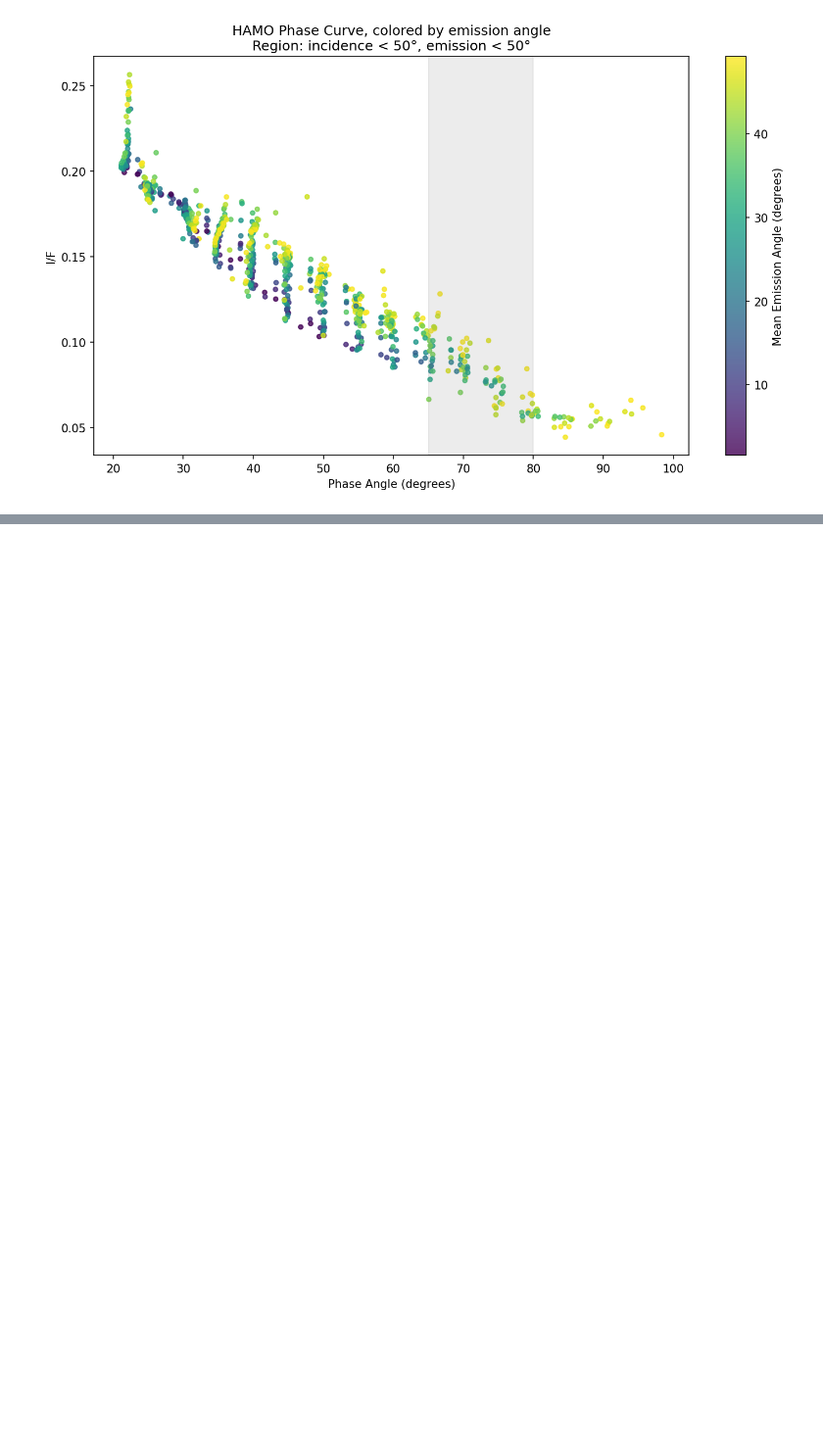
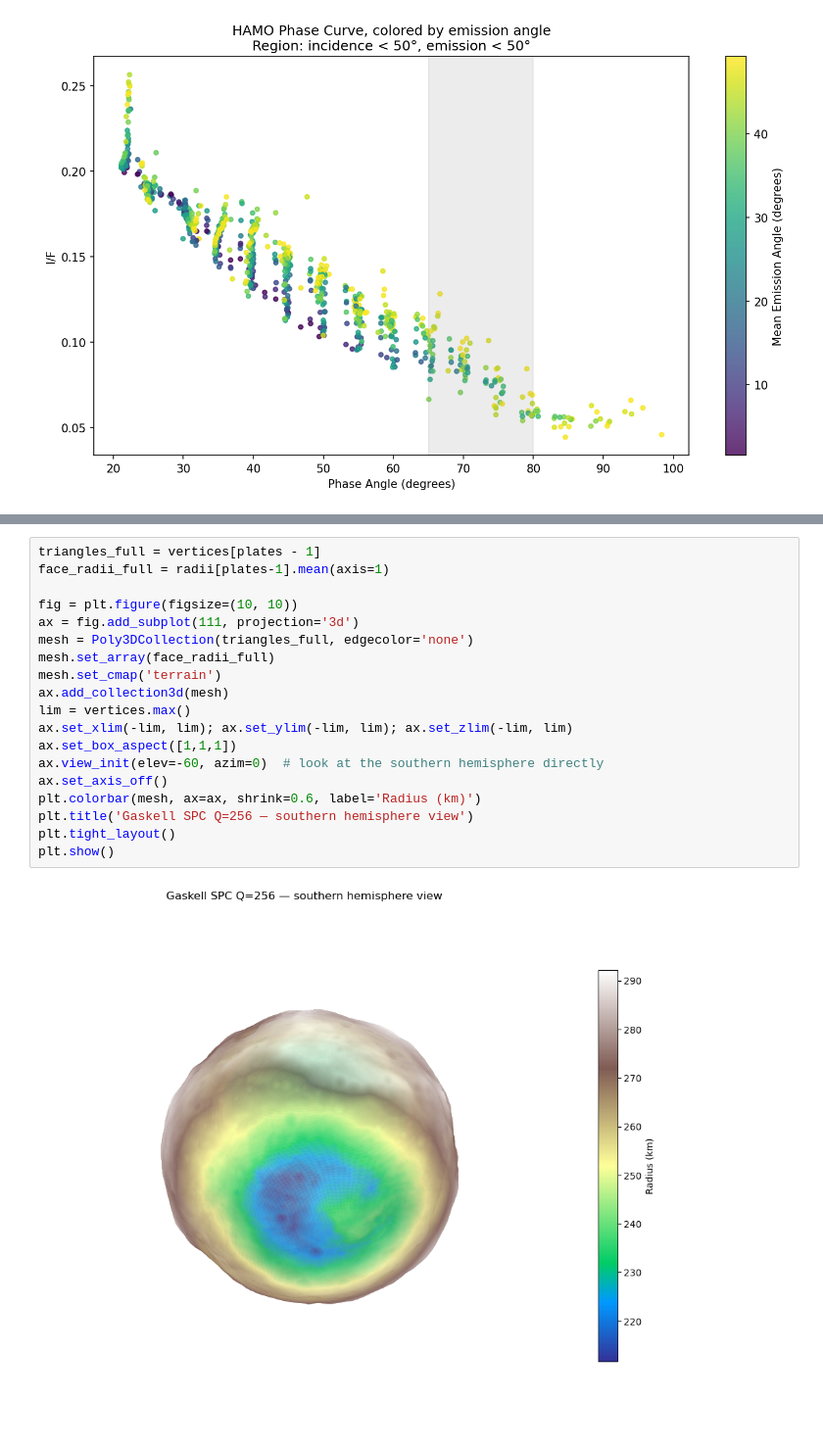
Before and after one commit to kaushikmastro/PhotometryPipeline, a Jupyter notebook: notebooks/HAMO_QGIS_photocorrection_vesta.ipynb, the cells around one changed output, grey strips where cells are left out. Shown at 98% size. Drawn from its saved outputs; the diff is of its cells as text; blank space fills up the shorter version.

```diff
--- a/notebooks/HAMO_QGIS_photocorrection_vesta.ipynb
+++ b/notebooks/HAMO_QGIS_photocorrection_vesta.ipynb
@@ -438,0 +677,21 @@ plt.show()
+# %%
+triangles_full = vertices[plates - 1]
+face_radii_full = radii[plates-1].mean(axis=1)
+
+fig = plt.figure(figsize=(10, 10))
+ax = fig.add_subplot(111, projection='3d')
+mesh = Poly3DCollection(triangles_full, edgecolor='none')
+mesh.set_array(face_radii_full)
+mesh.set_cmap('terrain')
+ax.add_collection3d(mesh)
+lim = vertices.max()
+ax.set_xlim(-lim, lim); ax.set_ylim(-lim, lim); ax.set_zlim(-lim, lim)
+ax.set_box_aspect([1,1,1])
+ax.view_init(elev=-60, azim=0)  # look at the southern hemisphere directly
+ax.set_axis_off()
+plt.colorbar(mesh, ax=ax, shrink=0.6, label='Radius (km)')
+plt.title('Gaskell SPC Q=256 — southern hemisphere view')
+plt.tight_layout()
+plt.show()
+# %% [output]
+[figure, added]
```
Also changed, not shown: parts of 21 cells of this notebook, 9 other files.
